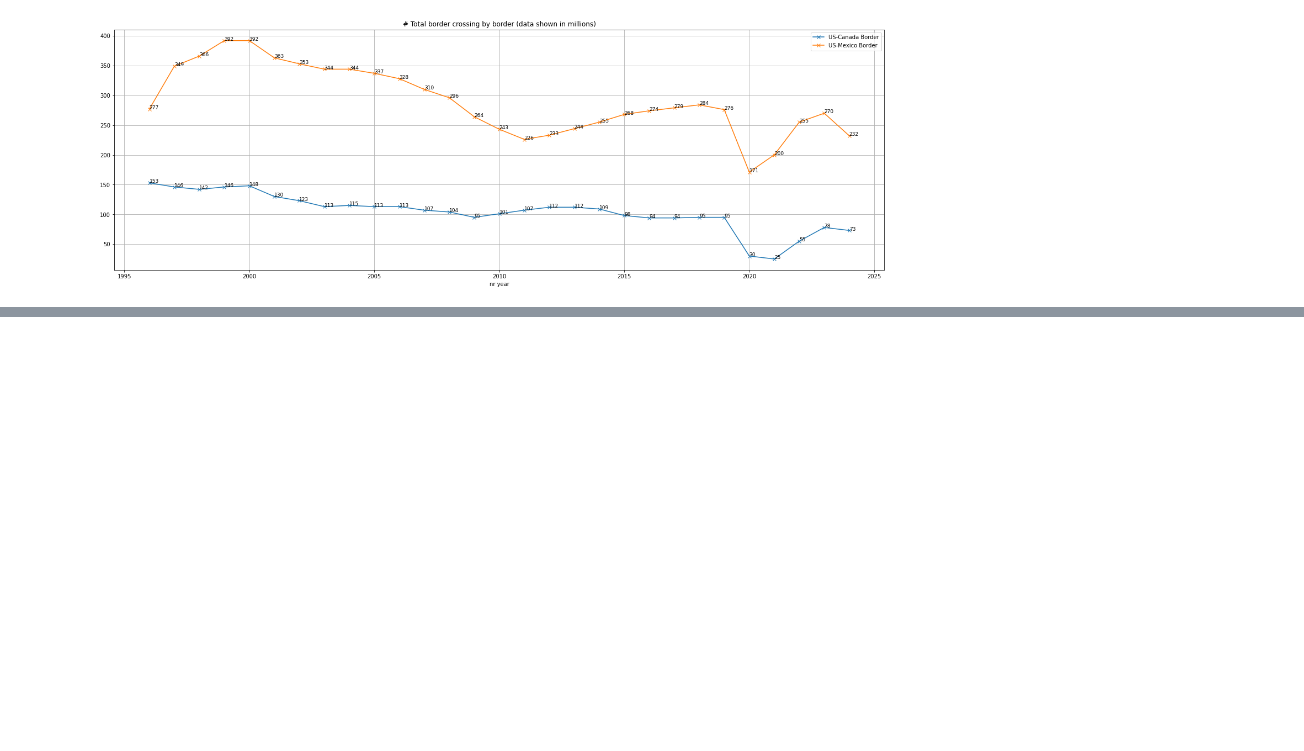
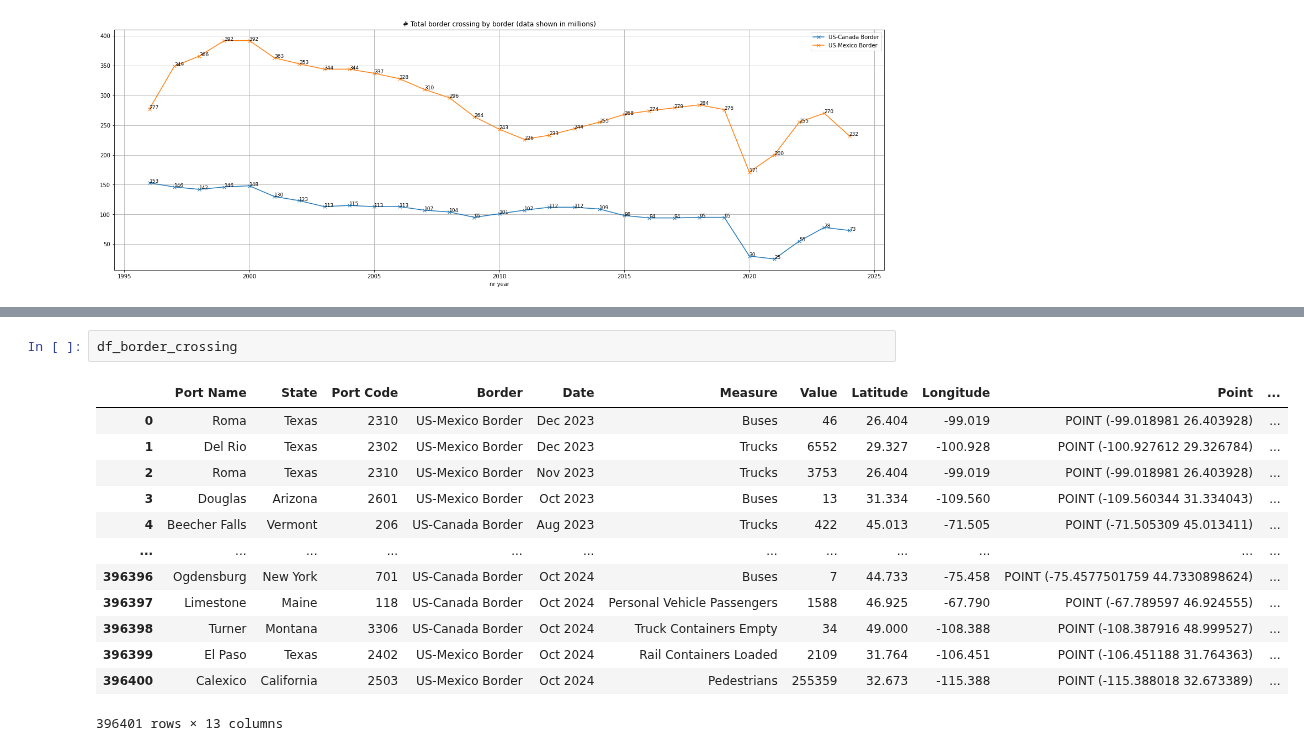
Before and after one commit to AdrianAsenjo/PythonPlots, a Jupyter notebook: filePlot.ipynb, the cells around one changed output, grey strips where cells are left out. Cells and saved outputs as stored; diff of their text form; blank space fills up the shorter version.

```diff
--- a/filePlot.ipynb
+++ b/filePlot.ipynb
@@ -46,0 +78,16 @@ plt.show()
+# %%
+df_border_crossing
+# %% [output]
+|  | Port Name | State | Port Code | Border | Date | Measure | Value | Latitude | Longitude | Point | ... |
+| 0 | Roma | Texas | 2310 | US-Mexico Border | Dec 2023 | Buses | 46 | 26.404 | -99.019 | POINT (-99.018981 26.403928) | ... |
+| 1 | Del Rio | Texas | 2302 | US-Mexico Border | Dec 2023 | Trucks | 6552 | 29.327 | -100.928 | POINT (-100.927612 29.326784) | ... |
+| 2 | Roma | Texas | 2310 | US-Mexico Border | Nov 2023 | Trucks | 3753 | 26.404 | -99.019 | POINT (-99.018981 26.403928) | ... |
+| 3 | Douglas | Arizona | 2601 | US-Mexico Border | Oct 2023 | Buses | 13 | 31.334 | -109.560 | POINT (-109.560344 31.334043) | ... |
+| 4 | Beecher Falls | Vermont | 206 | US-Canada Border | Aug 2023 | Trucks | 422 | 45.013 | -71.505 | POINT (-71.505309 45.013411) | ... |
+| ... | ... | ... | ... | ... | ... | ... | ... | ... | ... | ... | ... |
+| 396396 | Ogdensburg | New York | 701 | US-Canada Border | Oct 2024 | Buses | 7 | 44.733 | -75.458 | POINT (-75.4577501759 44.7330898624) | ... |
+| 396397 | Limestone | Maine | 118 | US-Canada Border | Oct 2024 | Personal Vehicle Passengers | 1588 | 46.925 | -67.790 | POINT (-67.789597 46.924555) | ... |
+| 396398 | Turner | Montana | 3306 | US-Canada Border | Oct 2024 | Truck Containers Empty | 34 | 49.000 | -108.388 | POINT (-108.387916 48.999527) | ... |
+| 396399 | El Paso | Texas | 2402 | US-Mexico Border | Oct 2024 | Rail Containers Loaded | 2109 | 31.764 | -106.451 | POINT (-106.451188 31.764363) | ... |
+| 396400 | Calexico | California | 2503 | US-Mexico Border | Oct 2024 | Pedestrians | 255359 | 32.673 | -115.388 | POINT (-115.388018 32.673389) | ... |
+396401 rows × 13 columns
```
Also changed, not shown: parts of 5 cells of this notebook.
